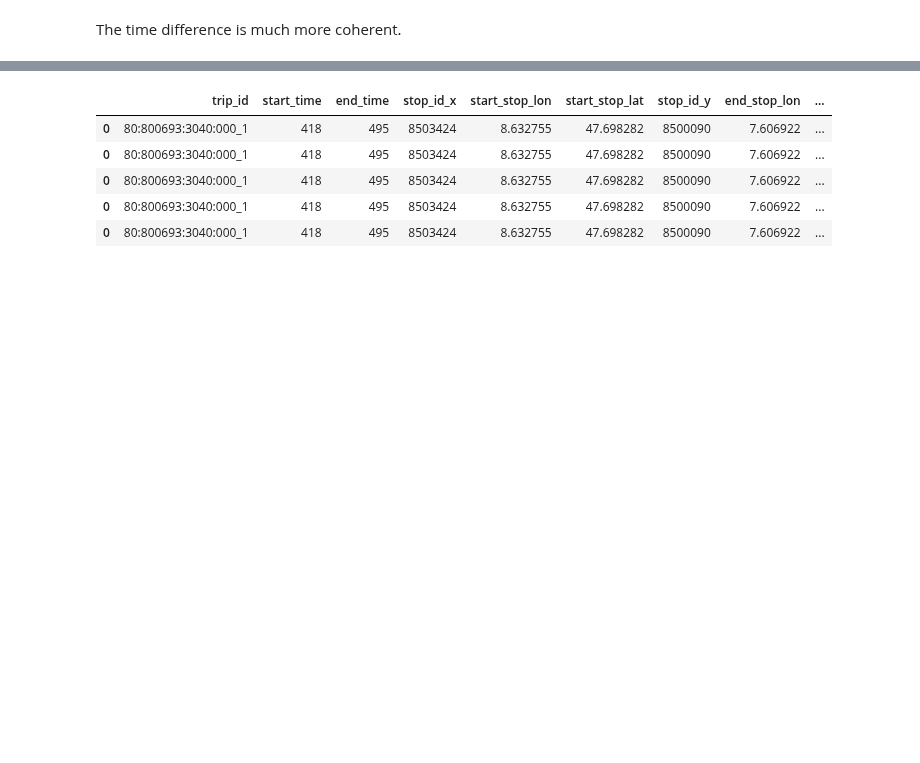
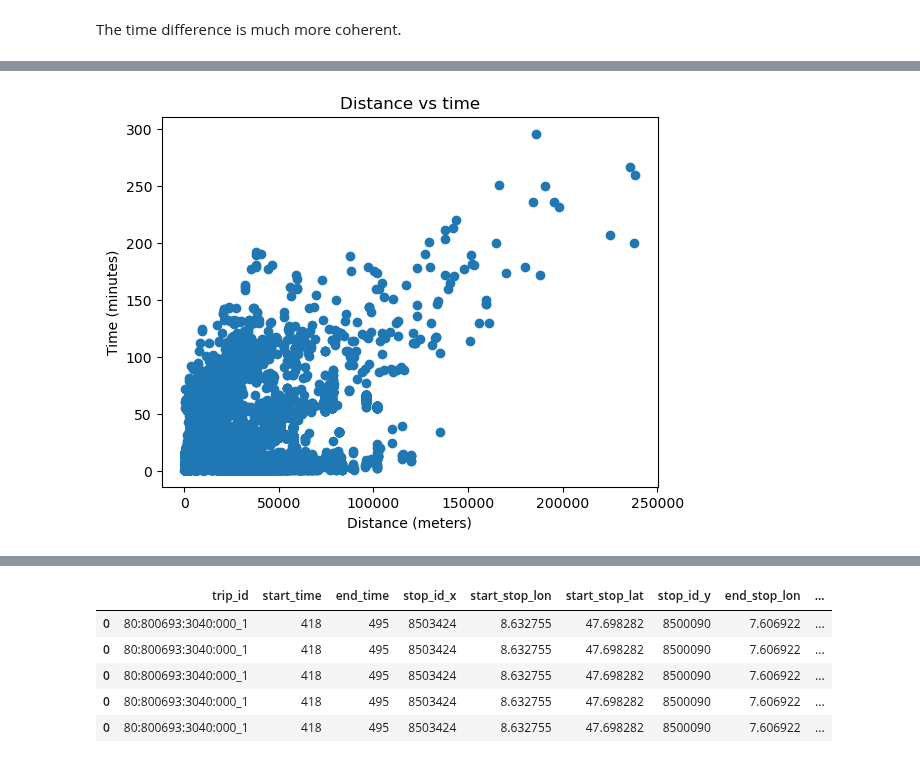
Before and after one commit to com-480-data-visualization/project-2023-choo-choo-data-darlings, a Jupyter notebook: notebooks/preprocessing/train_journeys_to_time_bins.ipynb, the cells around one changed output, grey strips where cells are left out. Cells and saved outputs as stored; diff of their text form; code cells hidden in the pictures; blank space fills up the shorter version.

```diff
--- a/notebooks/preprocessing/train_journeys_to_time_bins.ipynb
+++ b/notebooks/preprocessing/train_journeys_to_time_bins.ipynb
@@ -198,5 +217,2 @@ array([[<Axes: title={'center': 'dt'}>]], dtype=object)
 # %% [markdown]
 The time difference is much more coherent.
-# %%
-trains.drop(columns=['dt'], inplace=True)
-trains.head()
@@ -209,0 +228,12 @@ trains.head()
+# %%
+geod = Geod(ellps='WGS84')
+
+def calculate_distance(row):
+    _, _, distance = geod.inv(row['start_stop_lon'], row['start_stop_lat'],
+                              row['end_stop_lon'], row['end_stop_lat'])
+    return distance
+
+# Apply the function to the DataFrame
+trains['distance'] = trains.apply(calculate_distance, axis=1)
+trains['speed'] = trains['distance'] / (trains['dt'] * 60)
+trains = trains[trains['dt'] != 0]
@@ -209,0 +249,8 @@ trains.head()
+# %%
+plt.scatter(trains['distance'], trains['dt'])
+plt.title('Distance vs time')
+plt.xlabel('Distance (meters)')
+plt.ylabel('Time (minutes)')
+plt.show()
+# %% [output]
+[figure, added]
```
Also changed, not shown: parts of 17 cells of this notebook, 3 other files.
